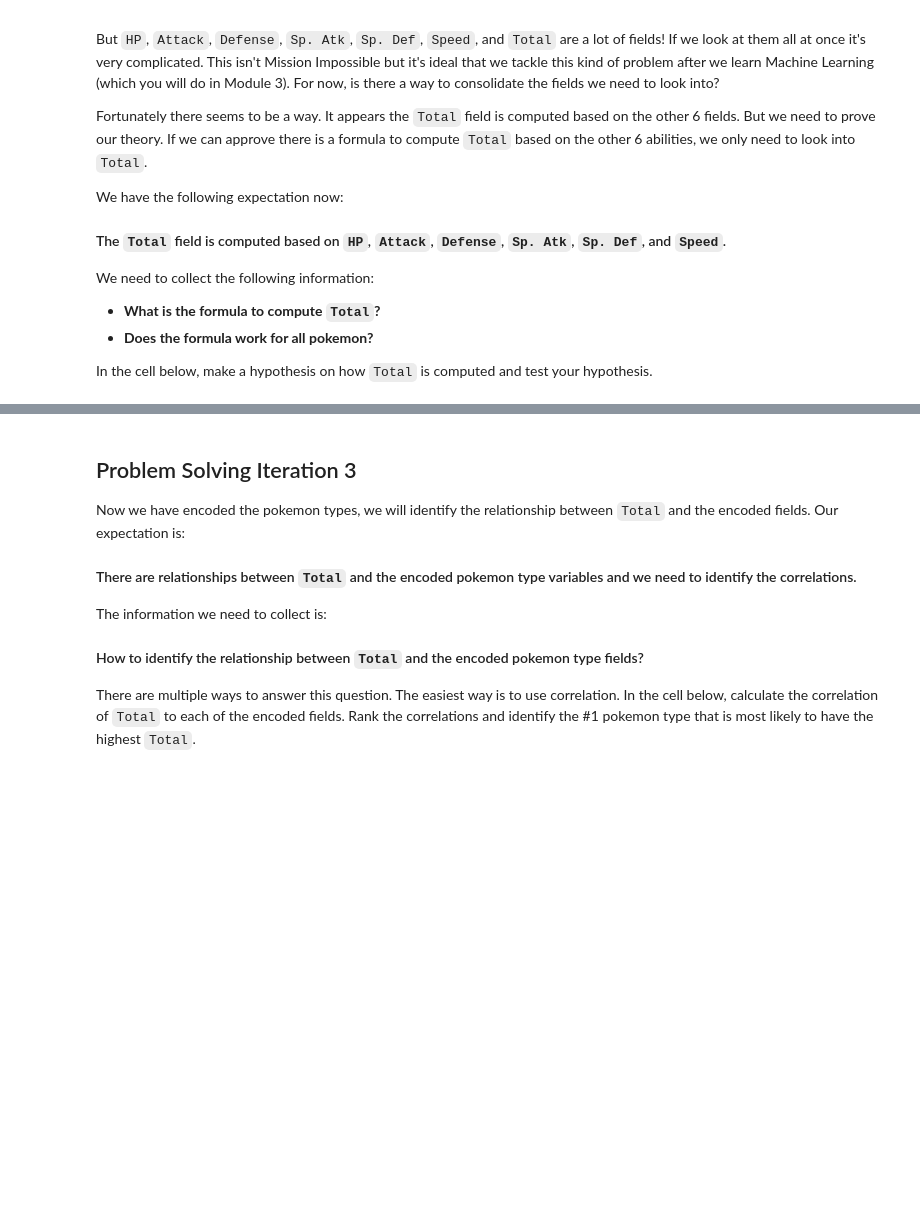
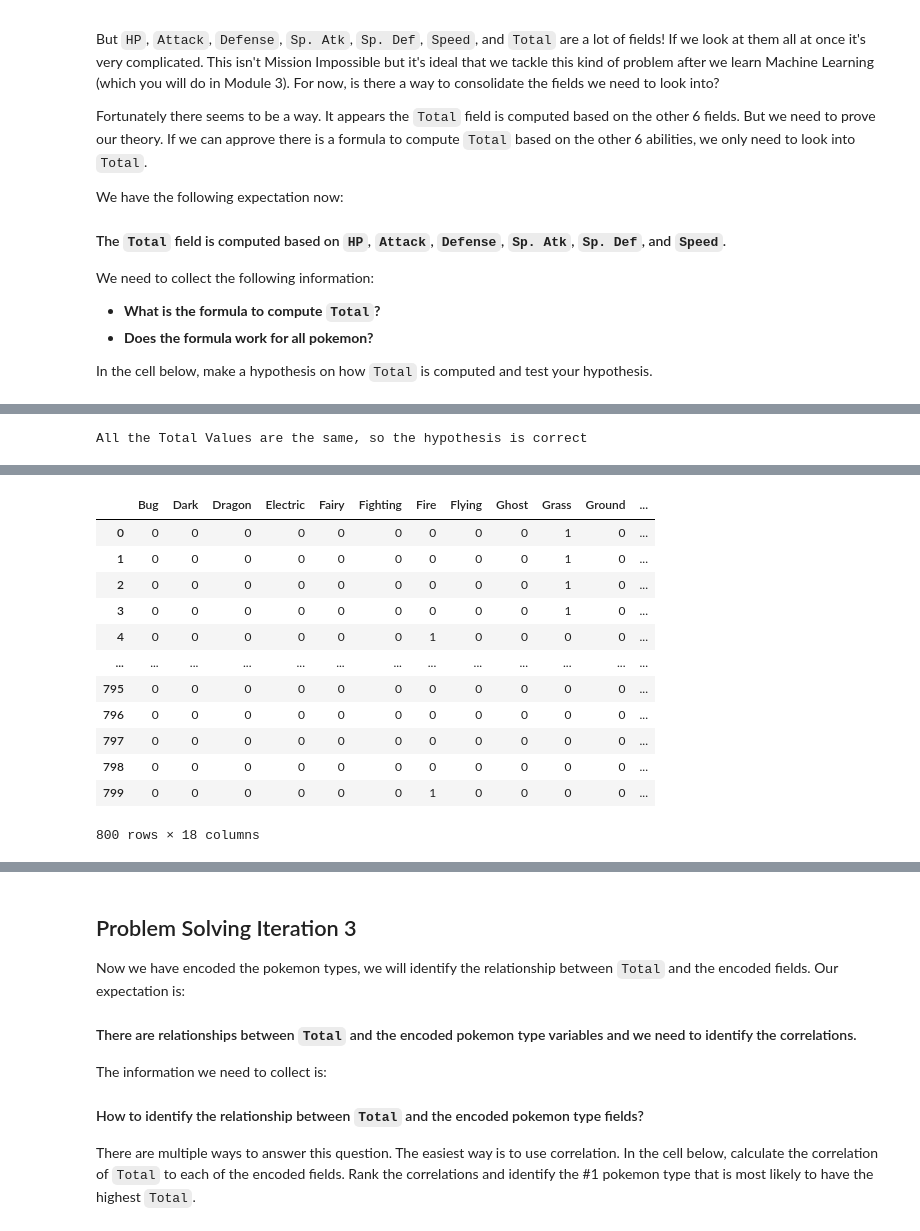
Before and after one commit to martingonzalezr001/dataptmad0924_labs, a Jupyter notebook: module-1/dataframe-calculations/your-code/challenge-2.ipynb, the cells around one changed output, grey strips where cells are left out. Saved outputs shown, nothing was run; the diff lists cells and outputs as text; code cells hidden in the pictures; blank space fills up the shorter version.

```diff
--- a/module-1/dataframe-calculations/your-code/challenge-2.ipynb
+++ b/module-1/dataframe-calculations/your-code/challenge-2.ipynb
@@ -49,3 +104,10 @@ In the cell below, make a hypothesis on how `Total` is computed and test your hy
+# %%
+if my_check_df["Same Value"].all():
+    print("All the Total Values are the same, so the hypothesis is correct")
+else:
+    print("Not all the Total Values are the same, so the hypothesis is NOT correct")
+# %% [output]
+All the Total Values are the same, so the hypothesis is correct
 # %% [markdown]
 ## Problem Solving Iteration 2
 
@@ -78,0 +139,25 @@ The new numerical variables you create should look like below:
+# %%
+# your code here
+df_types = pd.get_dummies(pokemon["Type 1"]) # Here we transform into a boolean values dataframe the type columns
+df_types2 = pd.get_dummies(pokemon["Type 2"])
+
+
+# Here we transform boolean values into binary values
+df_types = df_types.astype(int)
+df_types2 = df_types2.astype(int)
+# %%
+df_types
+# %% [output]
+|  | Bug | Dark | Dragon | Electric | Fairy | Fighting | Fire | Flying | Ghost | Grass | Ground | ... |
+| 0 | 0 | 0 | 0 | 0 | 0 | 0 | 0 | 0 | 0 | 1 | 0 | ... |
+| 1 | 0 | 0 | 0 | 0 | 0 | 0 | 0 | 0 | 0 | 1 | 0 | ... |
+| 2 | 0 | 0 | 0 | 0 | 0 | 0 | 0 | 0 | 0 | 1 | 0 | ... |
+| 3 | 0 | 0 | 0 | 0 | 0 | 0 | 0 | 0 | 0 | 1 | 0 | ... |
+| 4 | 0 | 0 | 0 | 0 | 0 | 0 | 1 | 0 | 0 | 0 | 0 | ... |
+| ... | ... | ... | ... | ... | ... | ... | ... | ... | ... | ... | ... | ... |
+| 795 | 0 | 0 | 0 | 0 | 0 | 0 | 0 | 0 | 0 | 0 | 0 | ... |
+| 796 | 0 | 0 | 0 | 0 | 0 | 0 | 0 | 0 | 0 | 0 | 0 | ... |
+| 797 | 0 | 0 | 0 | 0 | 0 | 0 | 0 | 0 | 0 | 0 | 0 | ... |
+| 798 | 0 | 0 | 0 | 0 | 0 | 0 | 0 | 0 | 0 | 0 | 0 | ... |
+| 799 | 0 | 0 | 0 | 0 | 0 | 0 | 1 | 0 | 0 | 0 | 0 | ... |
+800 rows × 18 columns
```
Also changed, not shown: parts of 23 cells of this notebook.
